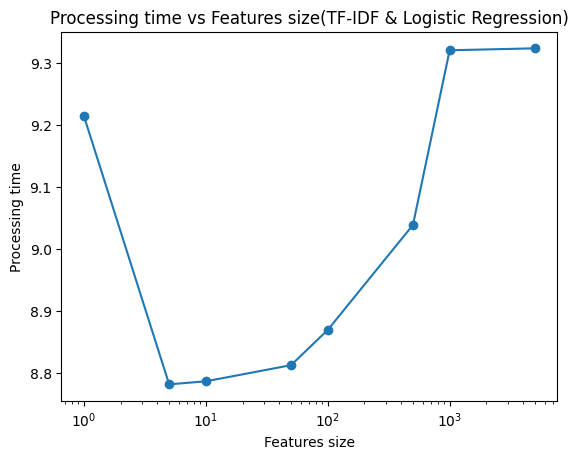
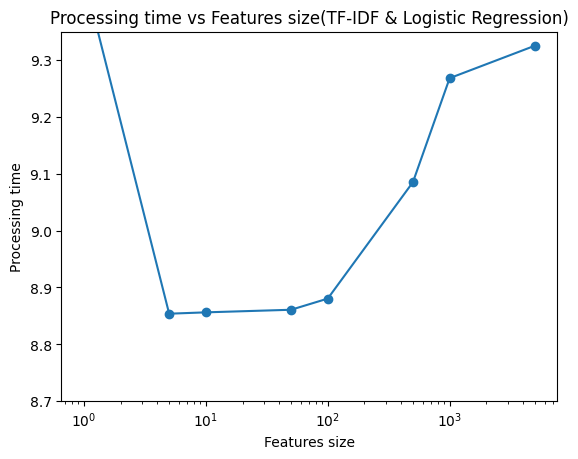
Code edit (unified diff) that turned the first committed figure into the second:
--- before
+++ after
@@ -21,4 +21,5 @@
 plt.title("Processing time vs Features size(TF-IDF & Logistic Regression)")
 plt.xscale("log")
+plt.ylim(1,10)
 plt.show
 

Commit: グラフ表示についての修正と追加